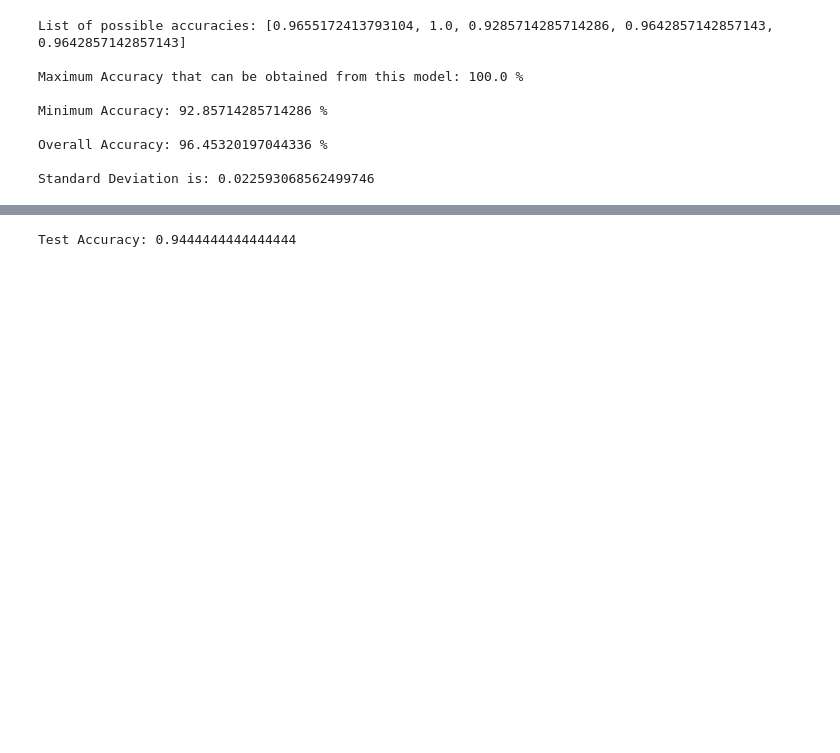
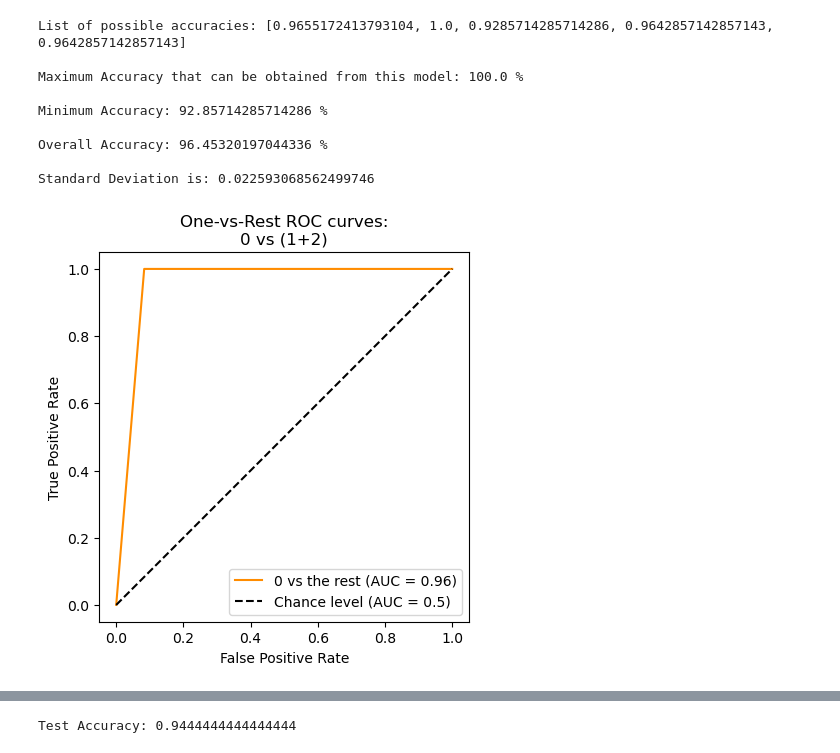
Before and after one commit to Francois-Moyson/Francois-Moyson, a Jupyter notebook: k-nnfp/knnfp-classification.ipynb, the cells around one changed output, grey strips where cells are left out. Saved outputs shown, nothing was run; the diff lists cells and outputs as text; code cells hidden in the pictures; blank space fills up the shorter version.

```diff
--- a/k-nnfp/knnfp-classification.ipynb
+++ b/k-nnfp/knnfp-classification.ipynb
@@ -269,3 +282,42 @@ Minimum Accuracy: 92.85714285714286 %
 Overall Accuracy: 96.45320197044336 %
 
 Standard Deviation is: 0.022593068562499746
+# %%
+# One-vs-Rest multiclass ROC : https://scikit-learn.org/stable/auto_examples/model_selection/plot_roc.html
+from sklearn.preprocessing import LabelBinarizer
+
+#In this section we use a LabelBinarizer to binarize the target by one-hot-encoding in a OvR fashion.
+#This means that the target of shape (n_samples,) is mapped to a target of shape (n_samples, n_classes).
+label_binarizer = LabelBinarizer().fit(y_train)
+y_onehot_test = label_binarizer.transform(y_test)
+# y_onehot_test.shape  # (n_samples, n_classes). here : (36, 3)
+
+# Preparing ROC OvR : class 0 vs classes 1+2
+class_of_interest = 0 # could be "virginica" for iris dataset
+class_id = np.flatnonzero(label_binarizer.classes_ == class_of_interest)[0]
+
+# Predicts the classes on the test set, and one-hot-encode them
+knnfp_classifier.fit(X_train, y_train)
+y_pred = knnfp_classifier.predict(X_test)
+y_pred = label_binarizer.transform(y_pred)
+
+# Draw ROC curve
+import matplotlib.pyplot as plt
+
+from sklearn.metrics import RocCurveDisplay
+
+RocCurveDisplay.from_predictions(
+    y_onehot_test[:, class_id],
+    y_pred[:, class_id],
+    name=f"{class_of_interest} vs the rest",
+    color="darkorange",
+    plot_chance_level=True,
+)
+plt.axis("square")
+plt.xlabel("False Positive Rate")
+plt.ylabel("True Positive Rate")
+plt.title("One-vs-Rest ROC curves:\n0 vs (1+2)")
+plt.legend()
+plt.show()
+# %% [output]
+[figure, added]
```
Also changed, not shown: parts of 7 cells of this notebook.
